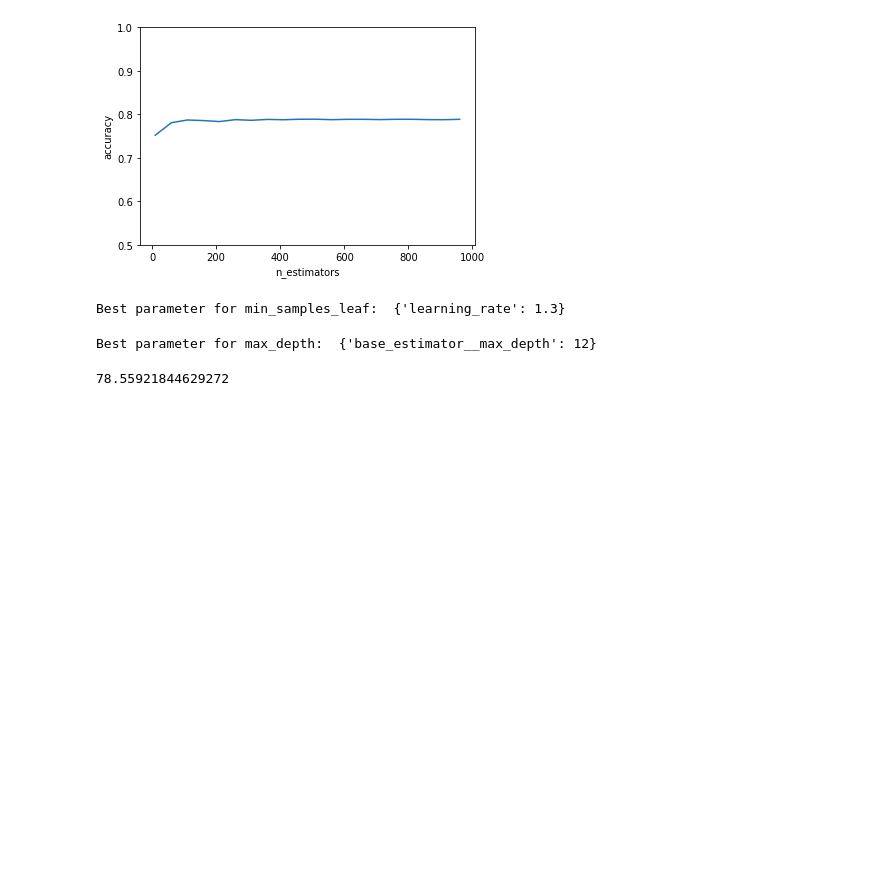
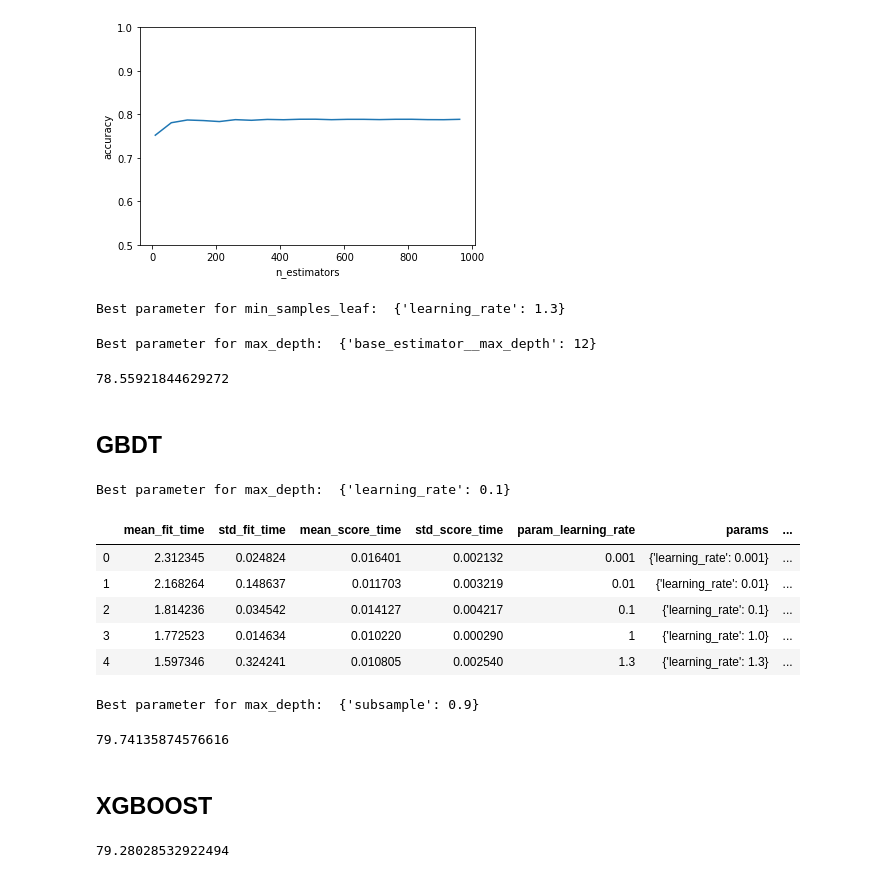
Before and after one commit to LIMON100/Rainfall-in-Bangladesh, a Jupyter notebook: Rainfall.ipynb, the cells around one changed output. Drawn from its saved outputs; the diff is of its cells as text; code cells hidden in the pictures; blank space fills up the shorter version.

Commit message:
apply gbdt and xgboost

```diff
--- a/Rainfall.ipynb
+++ b/Rainfall.ipynb
@@ -872,3 +872,55 @@ ac_ab = r2_score(y_test , y_pred_ab)
 print(ac_ab*100)
 # %% [output]
 78.55921844629272
+# %% [markdown]
+## GBDT
+# %%
+learn_rate = {'learning_rate': [0.001 , 0.01 , 0.1 , 1.0 , 1.3]}
+folds = 5
+
+GBC = GradientBoostingRegressor()
+
+grd_search_lr = GridSearchCV(GBC , cv = folds , param_grid = learn_rate , n_jobs = -1)
+grd_search_lr.fit(new_x_train, y_train)
+print('Best parameter for max_depth: ',grd_search_lr.best_params_)
+
+cv_results = pd.DataFrame(grd_search_lr.cv_results_)
+cv_results.head()
+# %% [output]
+Best parameter for max_depth:  {'learning_rate': 0.1}
+|  | mean_fit_time | std_fit_time | mean_score_time | std_score_time | param_learning_rate | params | ... |
+| 0 | 2.312345 | 0.024824 | 0.016401 | 0.002132 | 0.001 | {'learning_rate': 0.001} | ... |
+| 1 | 2.168264 | 0.148637 | 0.011703 | 0.003219 | 0.01 | {'learning_rate': 0.01} | ... |
+| 2 | 1.814236 | 0.034542 | 0.014127 | 0.004217 | 0.1 | {'learning_rate': 0.1} | ... |
+| 3 | 1.772523 | 0.014634 | 0.010220 | 0.000290 | 1 | {'learning_rate': 1.0} | ... |
+| 4 | 1.597346 | 0.324241 | 0.010805 | 0.002540 | 1.3 | {'learning_rate': 1.3} | ... |
+# %%
+sub_sample = {"subsample": [0.3, 0.6, 0.9]}
+folds = 5
+
+GBC = GradientBoostingRegressor()
+
+grd_search_ss = GridSearchCV(GBC , cv = folds , param_grid = sub_sample , n_jobs = -1)
+grd_search_ss.fit(x_train, y_train)
+print('Best parameter for max_depth: ',grd_search_ss.best_params_)
+# %% [output]
+Best parameter for max_depth:  {'subsample': 0.9}
+# %%
+GBC = GradientBoostingRegressor(max_depth = 8 , subsample = 0.9 , learning_rate = 0.1 , n_estimators=50 , max_features = 8 , min_samples_leaf = 30 , min_samples_split = 10)
+GBC.fit(x_train , y_train)
+y_gbr = GBC.predict(x_test)
+ac_gbr = r2_score(y_test , y_gbr)
+print(ac_gbr*100)
+# %% [output]
+79.74135874576616
+# %% [markdown]
+## XGBOOST
+# %%
+from xgboost import XGBRegressor
+classifier = XGBRegressor()
+classifier.fit(new_x_train, y_train)
+y_pred = classifier.predict(new_x_test)
+ac_xg = r2_score(y_test , y_pred)
+print(ac_xg*100)
+# %% [output]
+79.28028532922494
```
Also changed, not shown: parts of 2 cells of this notebook.
